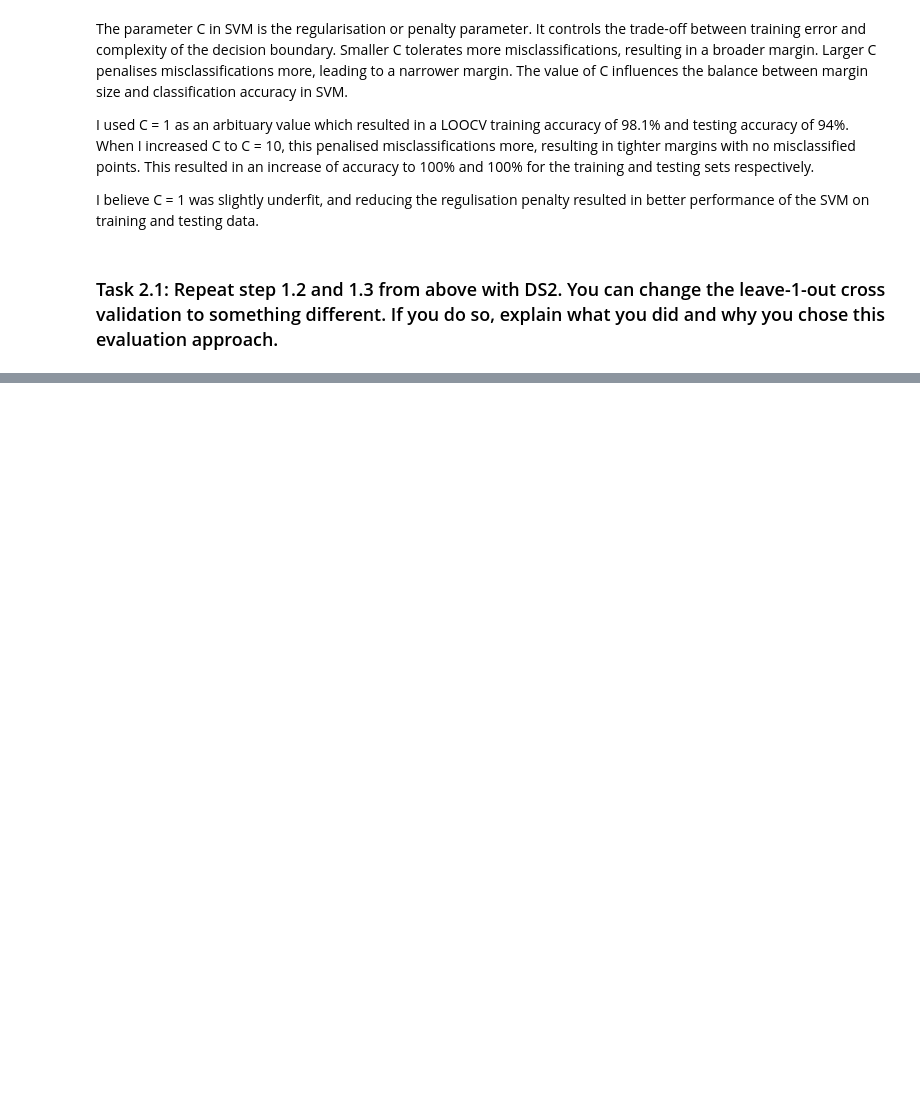
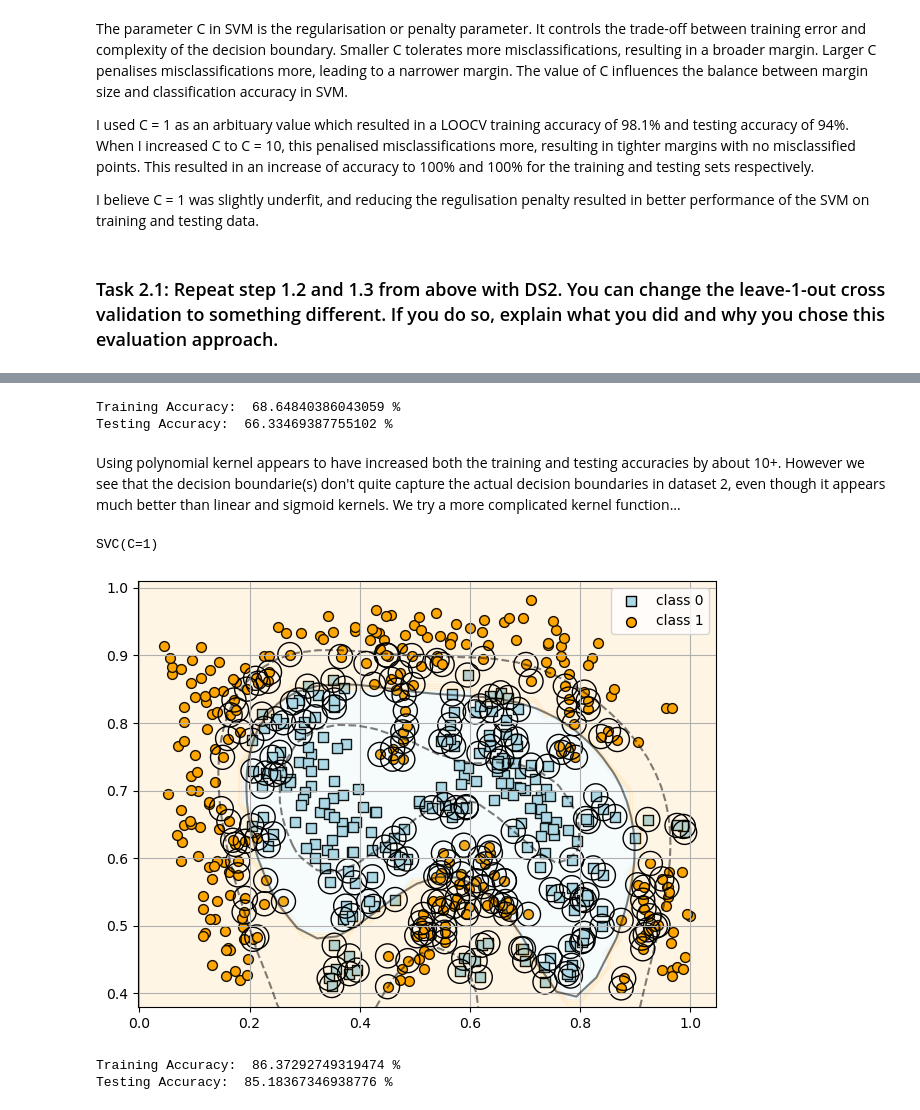
Before and after one commit to Tarin-Eccleston/svm-learning, a Jupyter notebook: modelling/modelling.ipynb, the cells around one changed output, grey strips where cells are left out. Cells and saved outputs as stored; diff of their text form; code cells hidden in the pictures; blank space fills up the shorter version.

```diff
--- a/modelling/modelling.ipynb
+++ b/modelling/modelling.ipynb
@@ -183,0 +299,12 @@ I believe C = 1 was slightly underfit, and reducing the regulisation penalty res
+# %%
+pipe_svm = make_pipeline(SVC(kernel='poly', C = 1))
+
+loocv_scores = cross_validate(pipe_svm, X, y, cv = 10, return_train_score = True)
+
+print("Training Accuracy: ", (loocv_scores['train_score'].mean())*100, "%")
+print("Testing Accuracy: ", (loocv_scores['test_score'].mean())*100, "%")
+# %% [output]
+Training Accuracy:  68.64840386043059 %
+Testing Accuracy:  66.33469387755102 %
+# %% [markdown]
+Using polynomial kernel appears to have increased both the training and testing accuracies by about 10+. However we see that the decision boundarie(s) don't quite capture the actual decision boundaries in dataset 2, even though it appears much better than linear and sigmoid kernels. We try a more complicated kernel function...
@@ -183,0 +313,34 @@ I believe C = 1 was slightly underfit, and reducing the regulisation penalty res
+# %%
+d2_model_rbf_kern = SVC(kernel='rbf', C = 1)
+d2_model_rbf_kern.fit(X, y)
+# %% [output]
+SVC(C=1)
+# %%
+plt.scatter(X[y == 0, 0],
+            X[y == 0, 1],
+            s=50, c='lightblue',
+            marker='s', edgecolor='black',
+            label='class 0')
+plt.scatter(X[y == 1, 0],
+            X[y == 1, 1],
+            s=50, c='orange',
+            marker='o', edgecolor='black',
+            label='class 1')
+
+plt.legend(scatterpoints=1)
+plt.grid()
+plt.tight_layout()
+
+plot_svc_decision_function(d2_model_rbf_kern);
+# %% [output]
+[figure, added]
+# %%
+pipe_svm = make_pipeline(SVC(kernel='rbf', C = 1))
+
+loocv_scores = cross_validate(pipe_svm, X, y, cv = 10, return_train_score = True)
+
+print("Training Accuracy: ", (loocv_scores['train_score'].mean())*100, "%")
+print("Testing Accuracy: ", (loocv_scores['test_score'].mean())*100, "%")
+# %% [output]
+Training Accuracy:  86.37292749319474 %
+Testing Accuracy:  85.18367346938776 %
```
Also changed, not shown: parts of 21 cells of this notebook, 3 other files.
